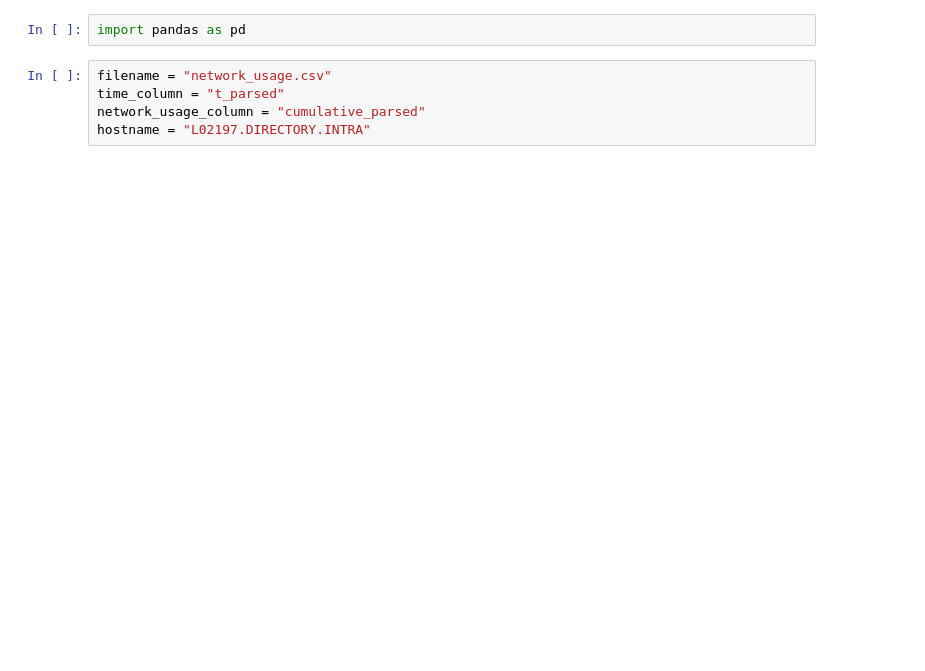
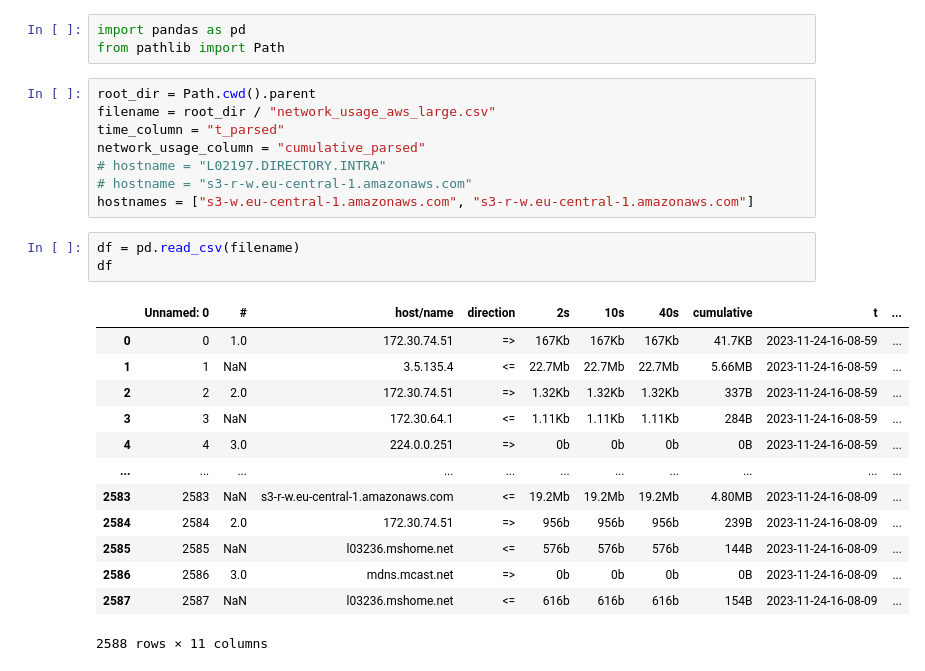
Before and after one commit to Jaapel/wflow-cloud-pilot, a Jupyter notebook: notebooks/plot_results.ipynb, the cells around one changed output. Saved outputs shown, nothing was run; the diff lists cells and outputs as text; blank space fills up the shorter version.

```diff
--- a/notebooks/plot_results.ipynb
+++ b/notebooks/plot_results.ipynb
@@ -1,7 +1,28 @@
 # %%
 import pandas as pd
+from pathlib import Path
 # %%
-filename = "network_usage.csv"
+root_dir = Path.cwd().parent
+filename = root_dir / "network_usage_aws_large.csv"
 time_column = "t_parsed"
 network_usage_column = "cumulative_parsed"
-hostname = "L02197.DIRECTORY.INTRA"
+# hostname = "L02197.DIRECTORY.INTRA"
+# hostname = "s3-r-w.eu-central-1.amazonaws.com"
+hostnames = ["s3-w.eu-central-1.amazonaws.com", "s3-r-w.eu-central-1.amazonaws.com"]
+# %%
+df = pd.read_csv(filename)
+df
+# %% [output]
+|  | Unnamed: 0 | # | host/name | direction | 2s | 10s | 40s | cumulative | t | ... |
+| 0 | 0 | 1.0 | 172.30.74.51 | => | 167Kb | 167Kb | 167Kb | 41.7KB | 2023-11-24-16-08-59 | ... |
+| 1 | 1 | NaN | 3.5.135.4 | <= | 22.7Mb | 22.7Mb | 22.7Mb | 5.66MB | 2023-11-24-16-08-59 | ... |
+| 2 | 2 | 2.0 | 172.30.74.51 | => | 1.32Kb | 1.32Kb | 1.32Kb | 337B | 2023-11-24-16-08-59 | ... |
+| 3 | 3 | NaN | 172.30.64.1 | <= | 1.11Kb | 1.11Kb | 1.11Kb | 284B | 2023-11-24-16-08-59 | ... |
+| 4 | 4 | 3.0 | 224.0.0.251 | => | 0b | 0b | 0b | 0B | 2023-11-24-16-08-59 | ... |
+| ... | ... | ... | ... | ... | ... | ... | ... | ... | ... | ... |
+| 2583 | 2583 | NaN | s3-r-w.eu-central-1.amazonaws.com | <= | 19.2Mb | 19.2Mb | 19.2Mb | 4.80MB | 2023-11-24-16-08-09 | ... |
+| 2584 | 2584 | 2.0 | 172.30.74.51 | => | 956b | 956b | 956b | 239B | 2023-11-24-16-08-09 | ... |
+| 2585 | 2585 | NaN | l03236.mshome.net | <= | 576b | 576b | 576b | 144B | 2023-11-24-16-08-09 | ... |
+| 2586 | 2586 | 3.0 | mdns.mcast.net | => | 0b | 0b | 0b | 0B | 2023-11-24-16-08-09 | ... |
+| 2587 | 2587 | NaN | l03236.mshome.net | <= | 616b | 616b | 616b | 154B | 2023-11-24-16-08-09 | ... |
+2588 rows × 11 columns
```
Also changed, not shown: parts of 5 cells of this notebook, 6 other files.
